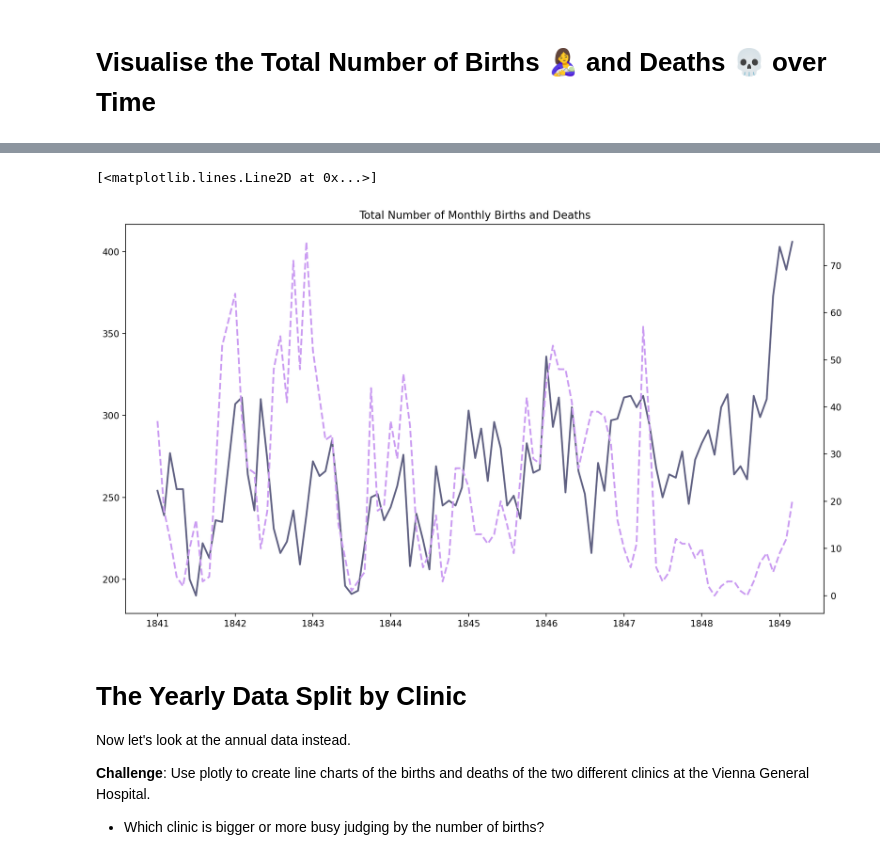
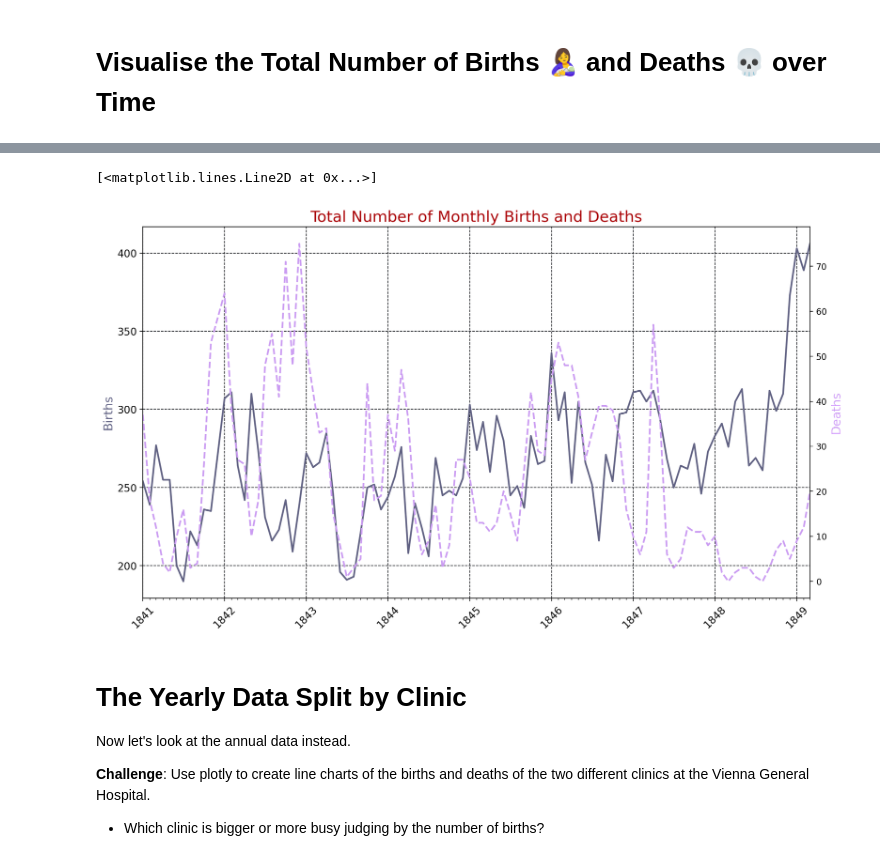
Before and after one commit to sinhadeepak1115/Data_Science_Dr_Semmelweis, a Jupyter notebook: Dr_Semmelweis_Handwashing_Discovery_(start).ipynb, the cells around one changed output, grey strips where cells are left out. Cells and saved outputs as stored; diff of their text form; code cells hidden in the pictures.

```diff
--- a/Dr_Semmelweis_Handwashing_Discovery_(start).ipynb
+++ b/Dr_Semmelweis_Handwashing_Discovery_(start).ipynb
@@ -167,25 +167,42 @@ The chances of dying in the 1980s in Vienna: 7.08%
 * Change the line thickness to 3 and 2 for the births and deaths respectively.
 * Do you notice anything in the late 1840s?
 # %%
+years = mdates.YearLocator()
+months = mdates.MonthLocator()
+years_fmt = mdates.DateFormatter('%Y')
+
+
 plt.figure(figsize=(14 ,8), dpi=200)
-plt.title("Total Number of Monthly Births and Deaths")
+plt.title("Total Number of Monthly Births and Deaths", fontsize = 18, color="#a50104")
+plt.xticks(rotation=45, fontsize=12)
+plt.yticks(fontsize=12)
 
 ax1 = plt.gca()
 ax2 = ax1.twinx()
+
+ax1.grid(color="#0e1116", linestyle="--")
+
+ax1.set_xlim([df_monthly.date.min(), df_monthly.date.max()])
+ax1.xaxis.set_major_locator(years)
+ax1.xaxis.set_major_formatter(years_fmt)
+ax1.xaxis.set_minor_locator(months)
+
+ax1.set_ylabel('Births', fontsize = 14, c="#616283")
+ax2.set_ylabel('Deaths', fontsize = 14, c="#cb9cf2")
 
 ax1.plot(df_monthly.date,
         df_monthly.births,
         c="#616283",
         linewidth=2)
 
 ax2.plot(df_monthly.date,
         df_monthly.deaths,
         c="#cb9cf2",
         linewidth=2,
         linestyle='--')
 # %% [output]
 [<matplotlib.lines.Line2D at 0x...>]
-[figure, old version]
+[figure, new version]
 # %% [markdown]
 # The Yearly Data Split by Clinic
 
```
Also changed, not shown: parts of 4 cells of this notebook.
